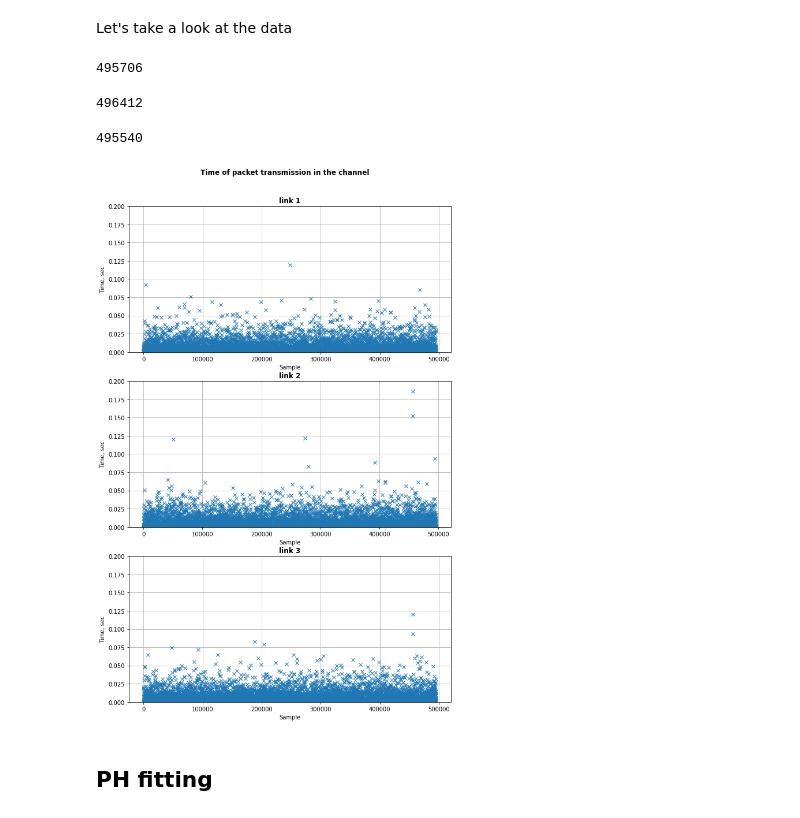
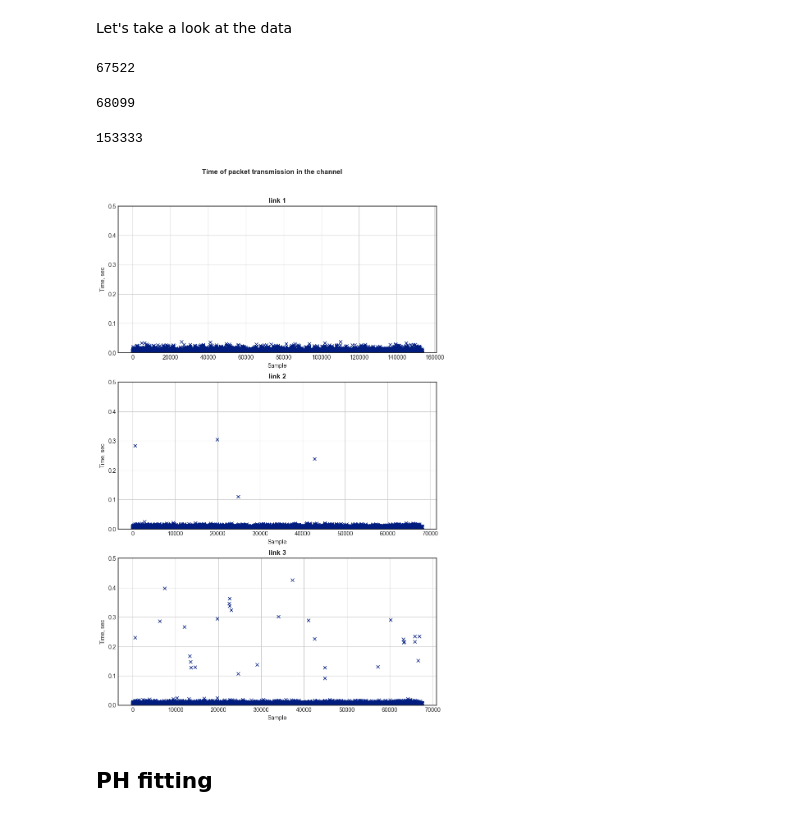
Before and after one commit to ipu69/pyqumo_old, a Jupyter notebook: experiments/ns3_ph_fit.ipynb, the cells around one changed output. Drawn from its saved outputs; the diff is of its cells as text; code cells hidden in the pictures.

```diff
--- a/experiments/ns3_ph_fit.ipynb
+++ b/experiments/ns3_ph_fit.ipynb
@@ -27,6 +27,11 @@ from pyqumo.stats import get_noncentral_m3
 
 from pyqumo.random import HyperErlang, Exponential
 from pyqumo.cqumo.sim import simulate_tandem
+
+plt.style.use('seaborn-white')
+sns.set_palette('dark')
+#sns.set_theme(style="whitegrid")
+#sns.set_style("grid", {'legend.frameon':True})
 # %% [markdown]
 ## Loading of datasets from NS-3 model.
 
@@ -45,11 +50,17 @@ The sample size is equal to the count of generated packets. In our case, there a
 # %%
 # ''' LOADING NS-3 DATA '''
 
-CURRENT_INTENSITY = 100
-PACKETS_COUNT = 500_000
-link_1 = pd.read_json('./data/ns3_dataset/lambda=100_station_0.json')
-link_2 = pd.read_json('./data/ns3_dataset/lambda=100_station_1.json')
-link_3 = pd.read_json('./data/ns3_dataset/lambda=100_station_2.json')
+# CURRENT_INTENSITY = 100
+# PACKETS_COUNT = 500_000
+# link_1 = pd.read_json('./data/ns3_dataset/lambda=200_station_0.json')
+# link_2 = pd.read_json('./data/ns3_dataset/lambda=200_station_1.json')
+# link_3 = pd.read_json('./data/ns3_dataset/lambda=200_station_2.json')
+
+# CURRENT_INTENSITY = 200
+# PACKETS_COUNT = 1_000_000
+# link_1 = pd.read_json('./data/ns3_dataset/lambda=200_station_0.json')
+# link_2 = pd.read_json('./data/ns3_dataset/lambda=200_station_1.json')
+# link_3 = pd.read_json('./data/ns3_dataset/lambda=200_station_2.json')
 
 # CURRENT_INTENSITY = 500
 # PACKETS_COUNT = 500_000
@@ -63,42 +74,49 @@ link_3 = pd.read_json('./data/ns3_dataset/lambda=100_station_2.json')
 # link_2 = pd.read_json('./data/ns3_dataset/lambda=1000_station_1.json')
 # link_3 = pd.read_json('./data/ns3_dataset/lambda=1000_station_2.json')
 
+CURRENT_INTENSITY = 2000
+PACKETS_COUNT = 300_000
+link_1 = pd.read_json('./data/ns3_dataset/lambda=2000_station_0.json')
+link_2 = pd.read_json('./data/ns3_dataset/lambda=2000_station_1.json')
+link_3 = pd.read_json('./data/ns3_dataset/lambda=2000_station_2.json')
+
 # deb
 # %% [markdown]
 Let's take a look at the data
 # %%
 len(link_3)
 # %% [output]
-495706
+67522
 # %%
 len(link_2)
 # %% [output]
-496412
+68099
 # %%
 len(link_1)
 # %% [output]
-495540
+153333
 # %%
 #len(link_0)
 # %%
 """ Link between stations"""
 fig = plt.figure(figsize=(10, 15))
 fig.suptitle('Time of packet transmission in the channel',
              fontweight='bold')
 plt.subplots_adjust(top=0.92)
 label = ['link 1', 'link 2', 'link 3']
 link = [link_1, link_2, link_3]
+sns.set_palette('dark')
 
 for i in range(len(label)):
     ax = fig.add_subplot(3, 1, i+1)
     plt.title(label[i], fontweight='bold')
     plt.plot(link[i], 'x')
-    plt.ylim([0, 0.2])
+    plt.ylim([0, .5])
     plt.xlabel('Sample')
     plt.ylabel('Time, sec')
     plt.grid()
 # %% [output]
-[figure, old version]
+[figure, new version]
 # %% [markdown]
 ## PH fitting
 # %% [markdown]
```
Also changed, not shown: parts of 19 cells of this notebook, 15 other files.
